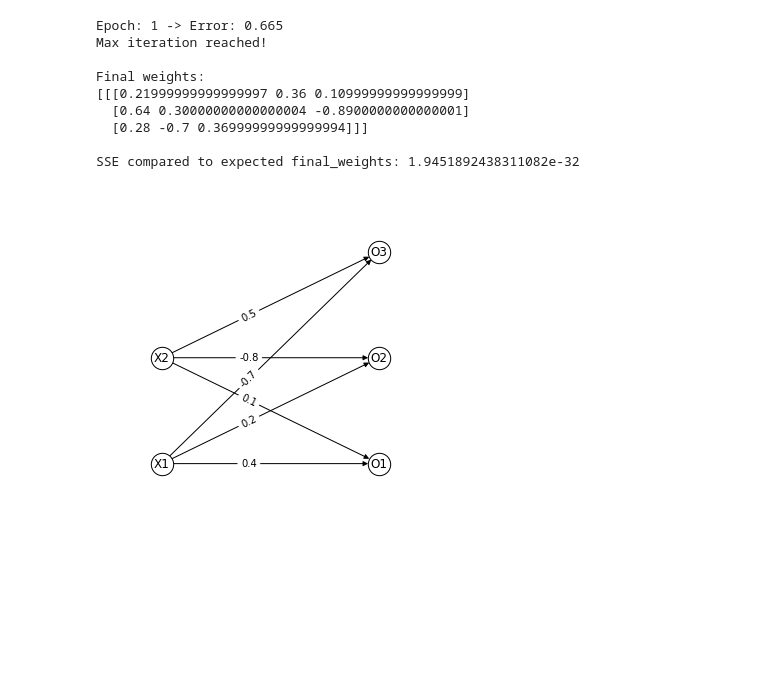
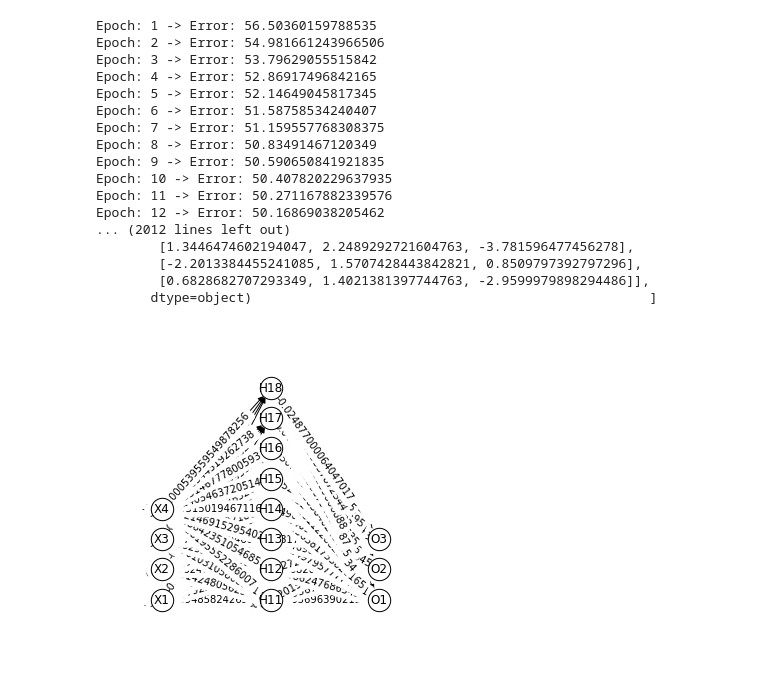
Before and after one commit to goodgirlwannabe/mobelejen, a Jupyter notebook: Bagian B/neuralNetwork.ipynb, the cells around one changed output. Drawn from its saved outputs; the diff is of its cells as text; code cells hidden in the pictures; blank space fills up the shorter version.

```diff
--- a/Bagian B/neuralNetwork.ipynb
+++ b/Bagian B/neuralNetwork.ipynb
@@ -141,13 +146,21 @@ class NeuralNetwork:
             dedDoX = -1 * (target_data[x] - oX)
             doXDnetX = 0.0
             activFun = outputLayer.activ_fun
-            activation_derivatives = {
-                "linear": lambda oX,net: 1.0,
-                "relu": lambda oX, net: 1.0 if net >= 0.0 else 0.0,
-                "sigmoid": lambda oX,net: oX * (1 - oX),
-                "softmax": lambda oX, target_data: -1 * (1 - oX) if target_data == 1.0 else oX
-            }
-            doXDnetX = activation_derivatives[activFun](oX, outputNeuron.net) if activFun != "softmax" else activation_derivatives[activFun](oX, target_data[x])
+            if activFun == 'linear':
+                doXDnetX = 1.0
+            elif activFun == 'relu':
+                net = outputNeuron.net
+                if net < 0.0:
+                    doXDnetX = 0.0
+                else:
+                    doXdnetX = 1.0
+            elif activFun == 'sigmoid':
+                doXDnetX = oX * (1 - oX)
+            elif activFun == 'softmax':
+                if target_data[x] == 1.0:
+                    dedDnetX = -1 * (1 - oX)
+                else:
+                    dedDnetX = oX
 
             if activFun != "softmax":
                 dedDnetX = dedDoX * doXDnetX
@@ -402,7 +415,7 @@ class Graph:
     def show(self):
         plt.show()
 # %%
-json_file = "Model/softmax.json"
+json_file = "Model/softmax_two_layer.json"
 with open (json_file, "r") as file:
     data = json.load(file)
 
@@ -417,6 +430,6 @@ graph = Graph(nn.layers)
 graph.draw()
 nn.train()
 nn.show_weights()
-nn.save("Model/save.json")
+# nn.save("Model/save.json")
 graph.show()
 # %% [output]
@@ -498,34 +511,42 @@ def generate_iris_to_train():
 
 generate_iris_to_train()
 # %%
-json_file = "Model/linear.json"
+json_file = "Model/iris.json"
 with open (json_file, "r") as file:
     data = json.load(file)
 
 learningParameter = data["case"]["learning_parameters"]
 model = data["case"]["model"]
 input = data["case"]["input"]
 initialWeights = data["case"]["initial_weights"]
 target = data["case"]["target"]
 
 nn = NeuralNetwork(data, model, input, initialWeights, target, learningParameter)
 graph = Graph(nn.layers)
 graph.draw()
 nn.train()
 nn.show_weights()
 # nn.save("Model/saveiris.json")
 graph.show()
 # %% [output]
-Epoch: 1 -> Error: 0.665
-Max iteration reached!
-
-Final weights:
-[[[0.21999999999999997 0.36 0.10999999999999999]
-  [0.64 0.30000000000000004 -0.8900000000000001]
-  [0.28 -0.7 0.36999999999999994]]]
-
-SSE compared to expected final_weights: 1.9451892438311082e-32
+Epoch: 1 -> Error: 56.50360159788535
+Epoch: 2 -> Error: 54.981661243966506
+Epoch: 3 -> Error: 53.79629055515842
+Epoch: 4 -> Error: 52.86917496842165
+Epoch: 5 -> Error: 52.14649045817345
+Epoch: 6 -> Error: 51.58758534240407
+Epoch: 7 -> Error: 51.159557768308375
+Epoch: 8 -> Error: 50.83491467120349
+Epoch: 9 -> Error: 50.590650841921835
+Epoch: 10 -> Error: 50.407820229637935
+Epoch: 11 -> Error: 50.271167882339576
+Epoch: 12 -> Error: 50.16869038205462
+... (2012 lines left out)
+        [1.3446474602194047, 2.2489292721604763, -3.781596477456278],
+        [-2.2013384455241085, 1.5707428443842821, 0.8509797392797296],
+        [0.6828682707293349, 1.4021381397744763, -2.9599979898294486]],
+       dtype=object)                                                   ]
-[figure, old version]
+[figure, new version]
 # %%
 nn.save("Model/saveiris.json")
 # %%
```
Also changed, not shown: parts of 8 cells of this notebook.
